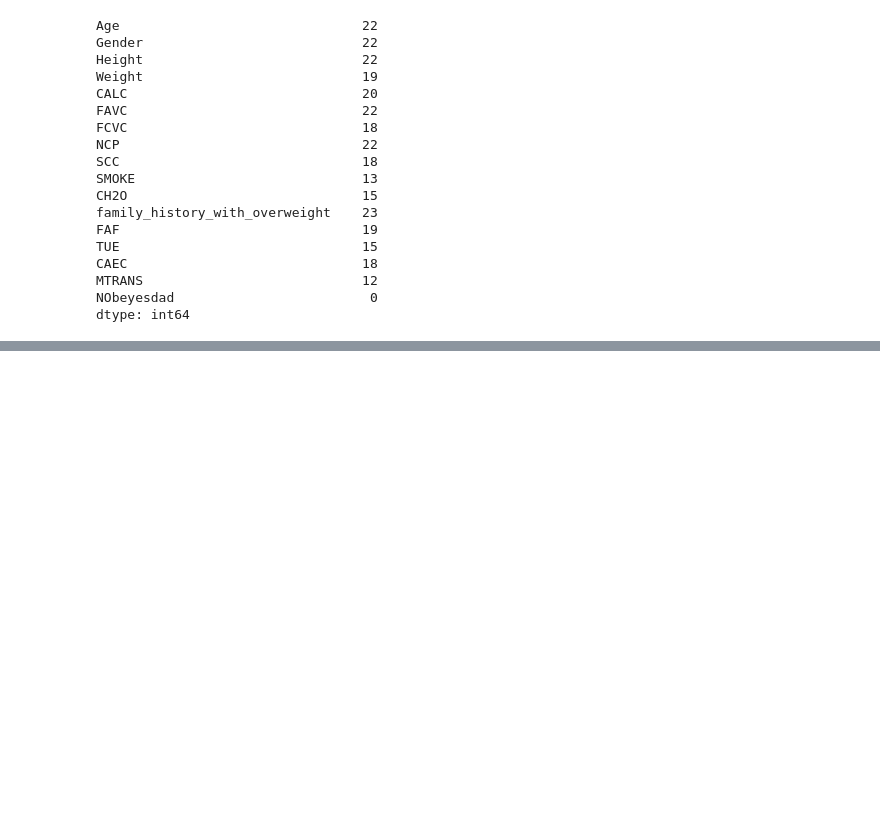
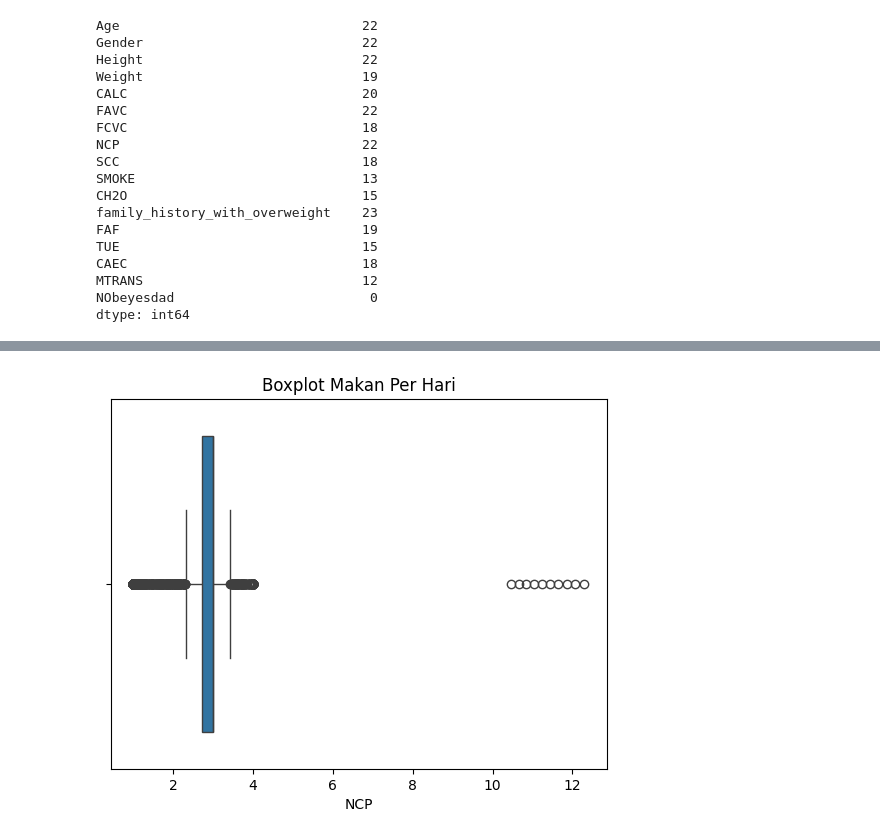
Before and after one commit to Fadri-Ashley/Data-Science-Capstone-Project, a Jupyter notebook: Model_Pipeline/test.ipynb, the cells around one changed output, grey strips where cells are left out. Drawn from its saved outputs; the diff is of its cells as text; code cells hidden in the pictures; blank space fills up the shorter version.

```diff
--- a/Model_Pipeline/test.ipynb
+++ b/Model_Pipeline/test.ipynb
@@ -254,0 +325,7 @@ plt.show()
+# %%
+sns.boxplot(x=df['NCP'])
+plt.title("Boxplot Makan Per Hari")
+
+plt.show()
+# %% [output]
+[figure, added]
```
Also changed, not shown: parts of 22 cells of this notebook.
